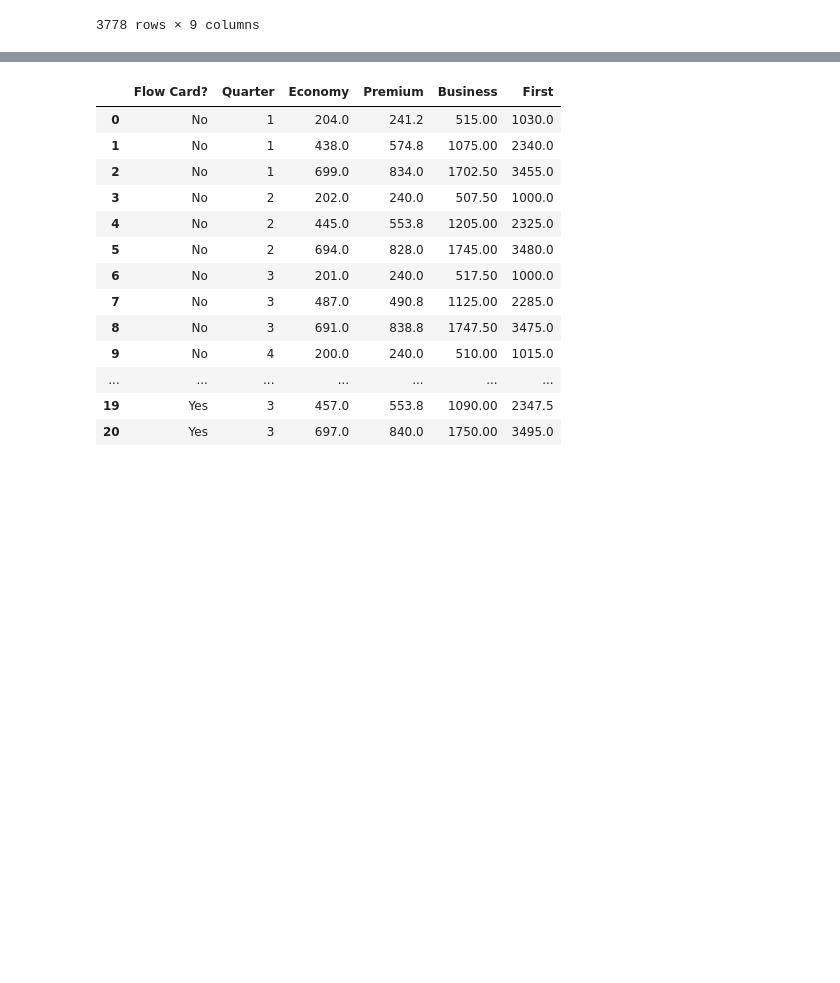
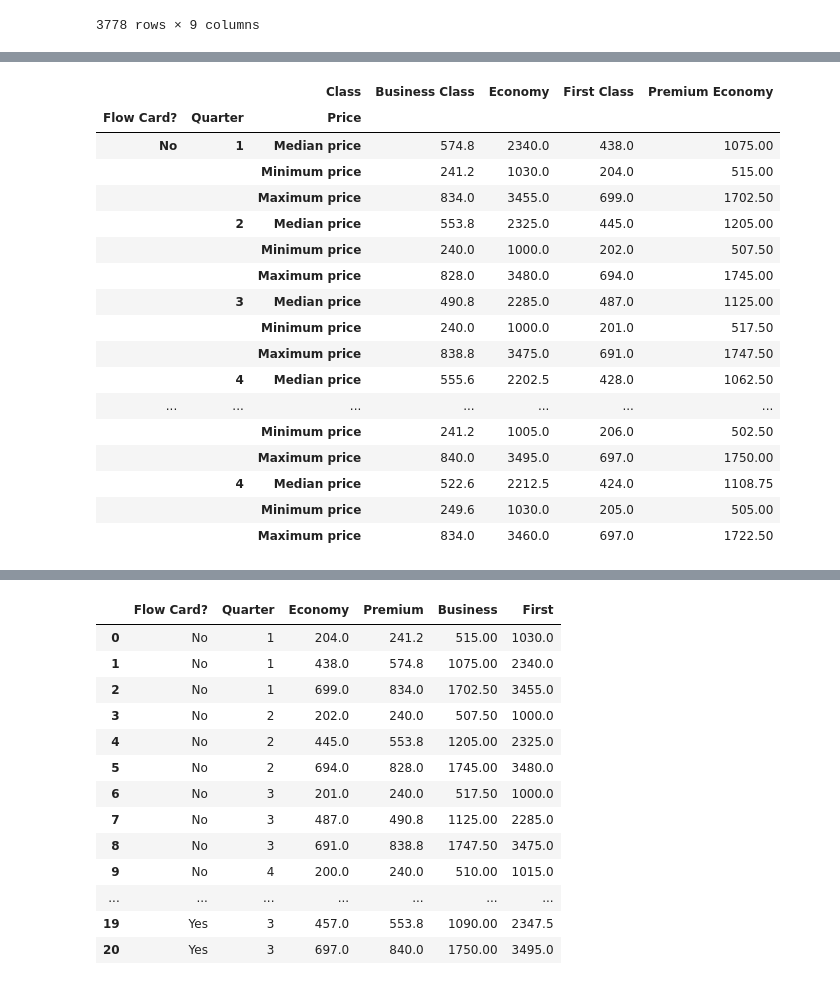
Before and after one commit to cenviity/preppin-data, a Jupyter notebook: 2024/02/2024_02.ipynb, the cells around one changed output, grey strips where cells are left out. Cells and saved outputs as stored; diff of their text form; code cells hidden in the pictures; blank space fills up the shorter version.

```diff
--- a/2024/02/2024_02.ipynb
+++ b/2024/02/2024_02.ipynb
@@ -202,0 +91,23 @@ df
+# %%
+# Pivot `Class` field and unpivot price aggregations
+df = df.unstack("Class").stack("Price", future_stack=True)
+df
+# %% [output]
+|  |  | Class | Business Class | Economy | First Class | Premium Economy |
+| Flow Card? | Quarter | Price |  |  |  |  |
+| No | 1 | Median price | 574.8 | 2340.0 | 438.0 | 1075.00 |
+|  |  | Minimum price | 241.2 | 1030.0 | 204.0 | 515.00 |
+|  |  | Maximum price | 834.0 | 3455.0 | 699.0 | 1702.50 |
+|  | 2 | Median price | 553.8 | 2325.0 | 445.0 | 1205.00 |
+|  |  | Minimum price | 240.0 | 1000.0 | 202.0 | 507.50 |
+|  |  | Maximum price | 828.0 | 3480.0 | 694.0 | 1745.00 |
+|  | 3 | Median price | 490.8 | 2285.0 | 487.0 | 1125.00 |
+|  |  | Minimum price | 240.0 | 1000.0 | 201.0 | 517.50 |
+|  |  | Maximum price | 838.8 | 3475.0 | 691.0 | 1747.50 |
+|  | 4 | Median price | 555.6 | 2202.5 | 428.0 | 1062.50 |
+| ... | ... | ... | ... | ... | ... | ... |
+|  |  | Minimum price | 241.2 | 1005.0 | 206.0 | 502.50 |
+|  |  | Maximum price | 840.0 | 3495.0 | 697.0 | 1750.00 |
+|  | 4 | Median price | 522.6 | 2212.5 | 424.0 | 1108.75 |
+|  |  | Minimum price | 249.6 | 1030.0 | 205.0 | 505.00 |
+|  |  | Maximum price | 834.0 | 3460.0 | 697.0 | 1722.50 |
```
Also changed, not shown: parts of 10 cells of this notebook.
